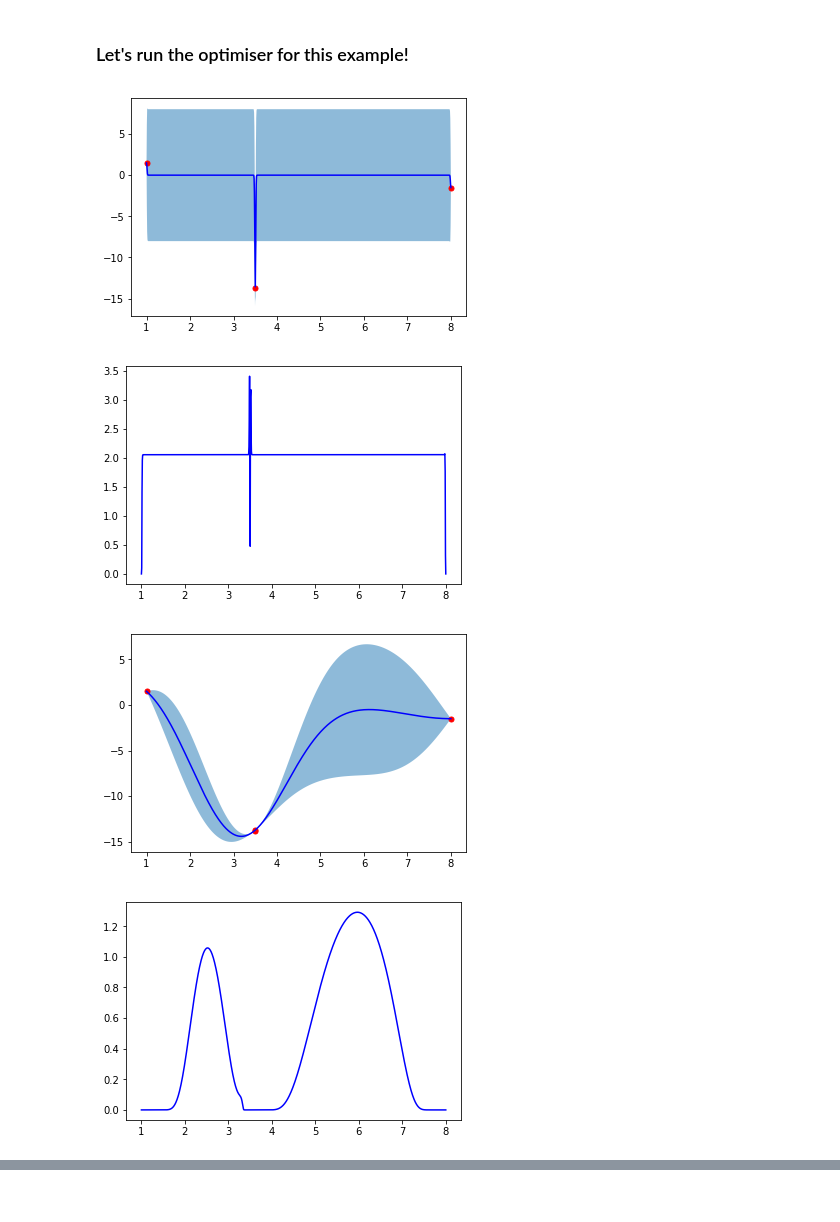
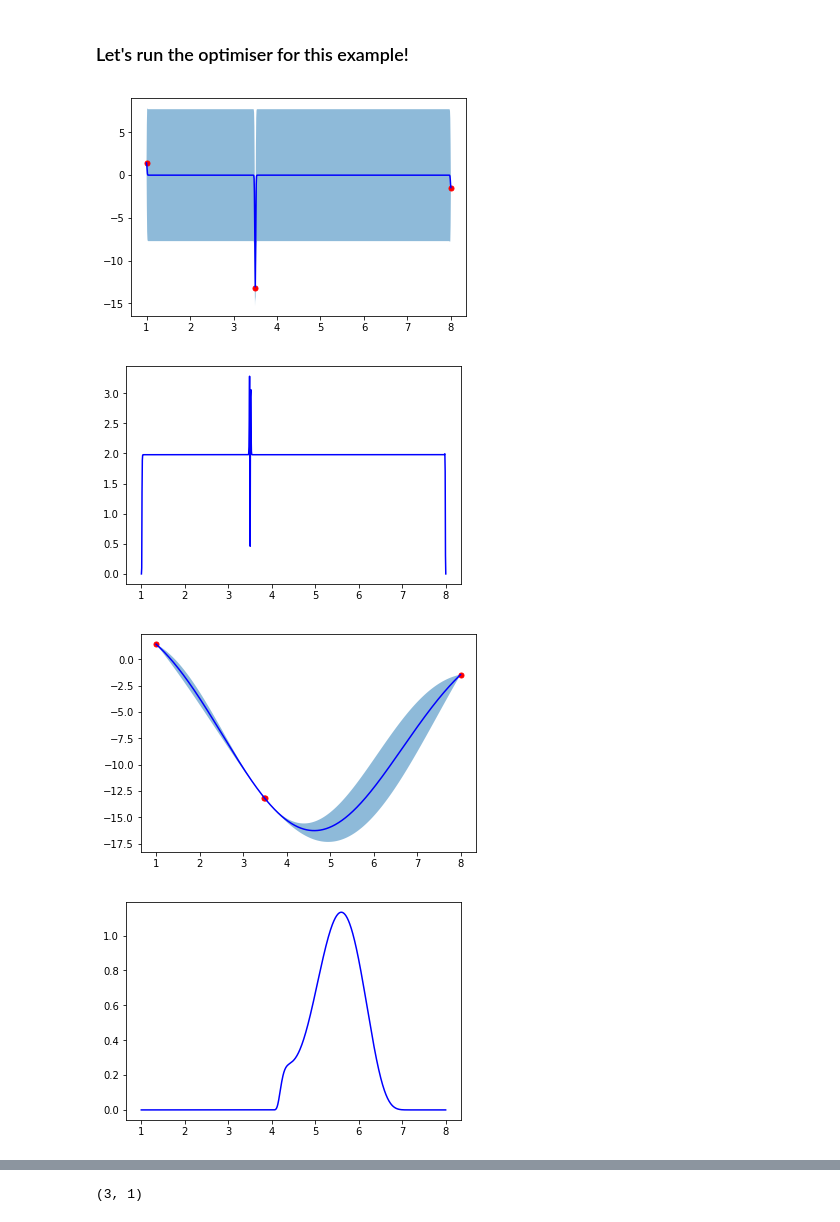
Before and after one commit to elmonsomiat/bayesian_optimisation, a Jupyter notebook: implementation_bayesian_optimization.ipynb, the cells around one changed output, grey strips where cells are left out. Drawn from its saved outputs; the diff is of its cells as text; code cells hidden in the pictures.

```diff
--- a/implementation_bayesian_optimization.ipynb
+++ b/implementation_bayesian_optimization.ipynb
@@ -29,12 +29,12 @@ plt.scatter(random_numbers, b_opt.calculate_loss_func(random_numbers))
 # %%
 x = random_numbers.reshape( len(random_numbers), 1)
 X = np.array([1, 3.5, 8])
 X = X.reshape(len(X), 1)
 Y =  b_opt.calculate_loss_func(X)
 
-X, Y = b_opt.run_optimizer(X, Y, x, n_steps=5)
+grp = b_opt.run_optimizer(X, Y, x, n_steps=5)
 # %% [output]
-[figure, old version]
+[figure, new version]
-[figure, old version]
+[figure, new version]
-[figure, old version]
+[figure, new version]
-[figure, old version]
+[figure, new version]
@@ -47,4 +47,6 @@ X, Y = b_opt.run_optimizer(X, Y, x, n_steps=5)
 # %%
 X.shape
+# %% [output]
+(3, 1)
 # %%
 y.shape
```
Also changed, not shown: parts of 1 cell of this notebook, 1 other file.
